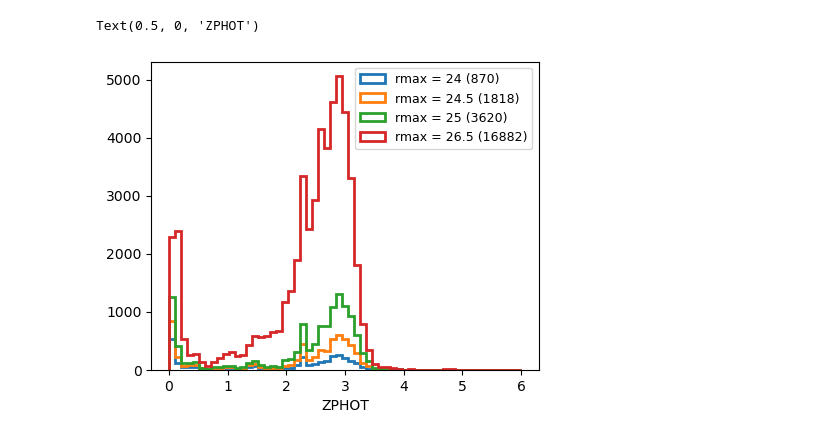
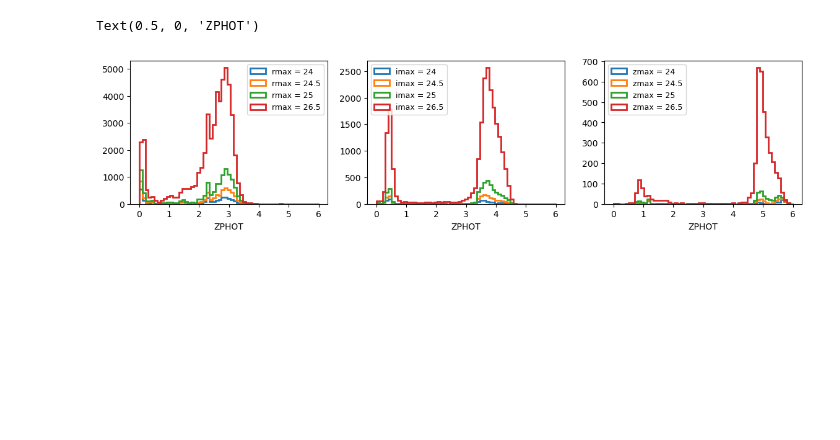
Before and after one commit to WST-Cosmology/WP221_Target_selection, a Jupyter notebook: target_selection/lyman_break_galaxies/explore_COSMOS-lbg_dropout.ipynb, the cells around one changed output. Cells and saved outputs as stored; diff of their text form; code cells hidden in the pictures; blank space fills up the shorter version.

```diff
--- a/target_selection/lyman_break_galaxies/explore_COSMOS-lbg_dropout.ipynb
+++ b/target_selection/lyman_break_galaxies/explore_COSMOS-lbg_dropout.ipynb
@@ -60,25 +59,48 @@ def refined_selection_r(tab, conv):
 
     return mask
 # %%
-plt.figure(figsize=(5,4))
+plt.figure(figsize=(14, 3))
+plt.subplot(131)
 mask_udrop = lbg.LBG_SELECTION(catalog, conv, name='COSMOS_BXU_U_normagcut') * refined_selection_u(catalog, conv)
 z_edges = np.linspace(0, 6, 60)
 z_mid = np.array([(z_edges[i] + z_edges[i+1])/2 for i in range(len(z_edges)-1)])
 rmax_list = [24, 24.5, 25, 26.5]
 rmax_name = ['24', '24_5', '25', '26_5']
 rmin = 22.5
 for i, rmax in enumerate(rmax_list):
     mask_r = (catalog['r'] < rmax)*(catalog['r'] > rmin)
     density_udropout_ = np.sum(mask_udrop * mask_r)/11.26
     n_udrop_, b, _ = plt.hist(catalog['ZPHOT'][mask_udrop * mask_r],
-                             bins=z_edges, histtype='step', linewidth=2, label = f'rmax = {rmax_list[i]} ({density_udropout_:.0f})')
-    np.savez(f'../target_selection/photom_redshift_distribution/nz_photom_lbg_udropout_rmin22_5_rmax{rmax_name[i]}.npz',
-         z=z_mid,
-         nz=n_udrop_/np.trapz(n_udrop_, z_mid),
-         bz=3.3*np.ones(len(z_mid)),
-         object_density_deg2=density_udropout_)
+                             bins=z_edges, histtype='step', linewidth=2, label = f'rmax = {rmax_list[i]}')
 plt.legend(fontsize=9)
 plt.xlabel('ZPHOT')
+
+plt.subplot(132)
+mask_gdrop = lbg.LBG_SELECTION(catalog, conv, name='COSMOS_G_noimagcut') * refined_selection_g(catalog, conv)
+imax_list = [24, 24.5, 25, 26.5]
+imax_name = ['24', '24_5', '25', '26_5']
+imin = 22.5
+for i, imax in enumerate(imax_list):
+    mask_i = (catalog['i'] < imax)*(catalog['i'] > imin)
+    density_gdropout_ = np.sum(mask_gdrop * mask_i)/11.26
+    n_gdrop_, b, _ = plt.hist(catalog['ZPHOT'][mask_gdrop * mask_i],
+                             bins=z_edges, histtype='step', linewidth=2, label = f'imax = {imax_list[i]}')
+plt.legend(fontsize=9)
+plt.xlabel('ZPHOT')
+plt.subplot(133)
+mask_rdrop = lbg.LBG_SELECTION(catalog, conv, name='COSMOS_R_nozmagcut') * refined_selection_r(catalog, conv)
+zmax_list = [24, 24.5, 25, 26.5]
+zmax_name = ['24', '24_5', '25', '26_5']
+zmin = 22.5
+for i, zmax in enumerate(zmax_list):
+    mask_z = (catalog['z'] < zmax)*(catalog['z'] > zmin)
+    density_rdropout_ = np.sum(mask_rdrop * mask_z)/11.26
+    n_rdrop_, b, _ = plt.hist(catalog['ZPHOT'][mask_rdrop * mask_z],
+                             bins=z_edges, histtype='step', linewidth=2, label = f'zmax = {zmax_list[i]}')
+plt.legend()
+plt.xlabel('ZPHOT')
+plt.legend(fontsize=9)
+plt.xlabel('ZPHOT')
 # %% [output]
 Text(0.5, 0, 'ZPHOT')
-[figure, old version]
+[figure, new version]
```
Also changed, not shown: parts of 3 cells of this notebook, 1 other file.
